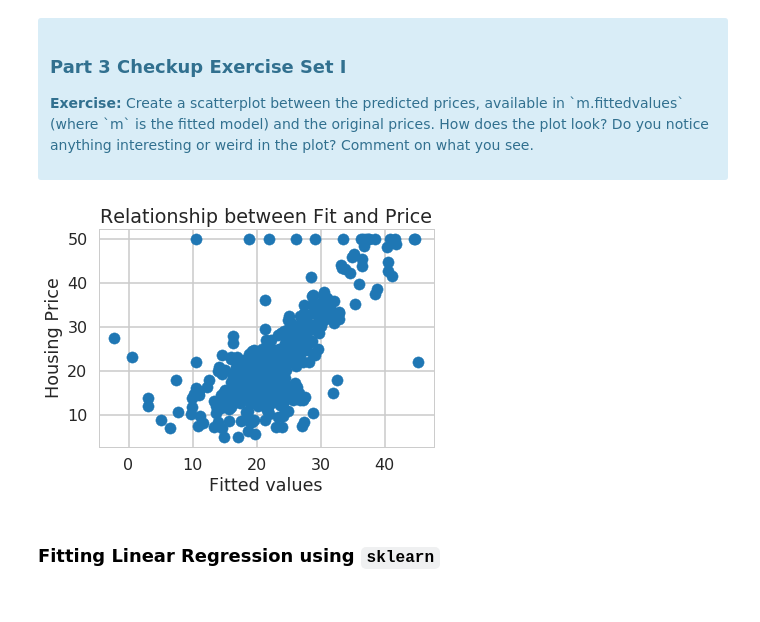
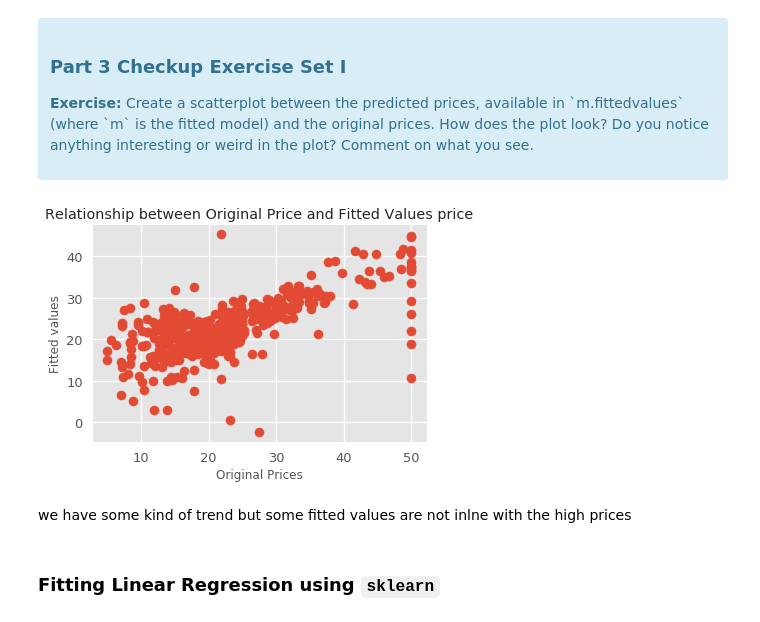
Before and after one commit to franksalas/springboard, a Jupyter notebook: linear_regression/Mini_Project_Linear_Regression.ipynb, the cells around one changed output. Drawn from its saved outputs; the diff is of its cells as text; code cells hidden in the pictures.

```diff
--- a/linear_regression/Mini_Project_Linear_Regression.ipynb
+++ b/linear_regression/Mini_Project_Linear_Regression.ipynb
@@ -31,7 +29,9 @@ import seaborn as sns
 # special matplotlib argument for improved plots
 from matplotlib import rcParams
 sns.set_style("whitegrid")
-sns.set_context("poster")
+#sns.set_context("poster") # ugly
+sns.set_context("talk")  # better
+plt.style.use('ggplot')
 # %% [markdown]
 ***
 # Part 1: Introduction to Linear Regression
@@ -497,13 +490,16 @@ Let's see how our model actually fit our data. We can see below that there is a
 #dir(m)
 # %%
 # your turn
-plt.scatter(m.fittedvalues, bos.PRICE)
-plt.xlabel("Fitted values")
-plt.ylabel("Housing Price")
-plt.title("Relationship between Fit and Price")
+plt.scatter(bos.PRICE,m.fittedvalues)
+plt.xlabel("Original Prices")
+plt.ylabel("Fitted values")
+
+plt.title("Relationship between Original Price and Fitted Values price")
 plt.show()
 # %% [output]
-[figure, old version]
+[figure, new version]
+# %% [markdown]
+we have some kind of trend but some fitted values are not inlne with the high prices
 # %% [markdown]
 ### Fitting Linear Regression using `sklearn`
 # %%
```
Also changed, not shown: parts of 48 cells of this notebook.
